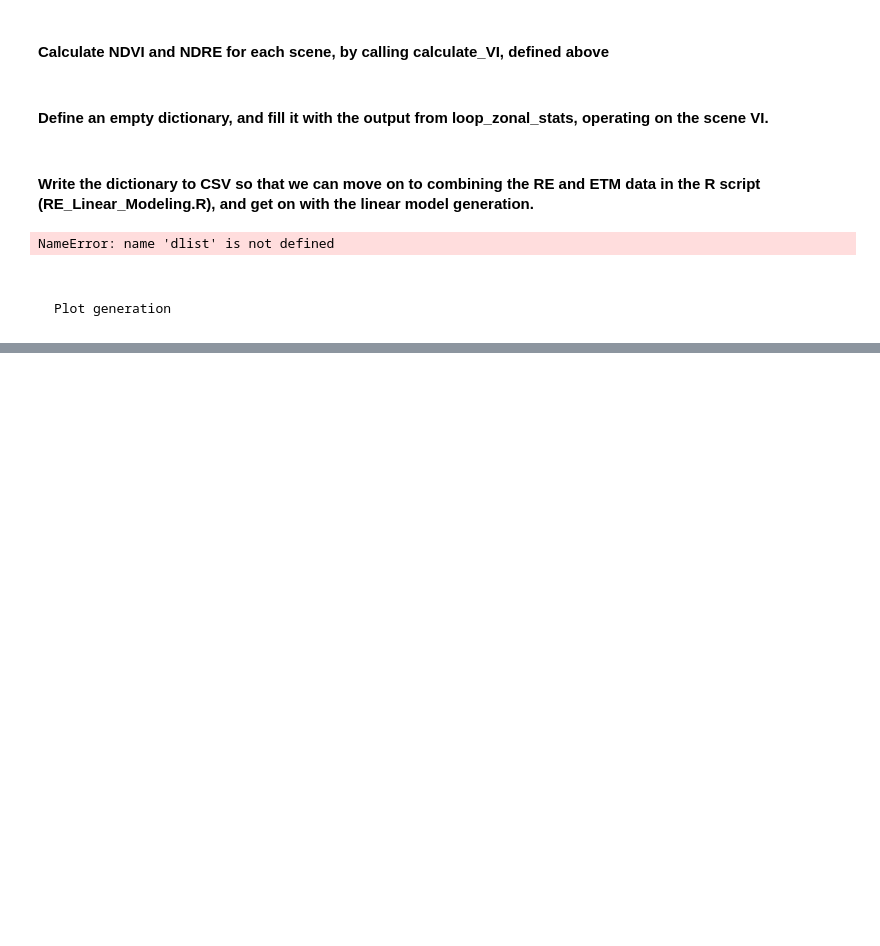
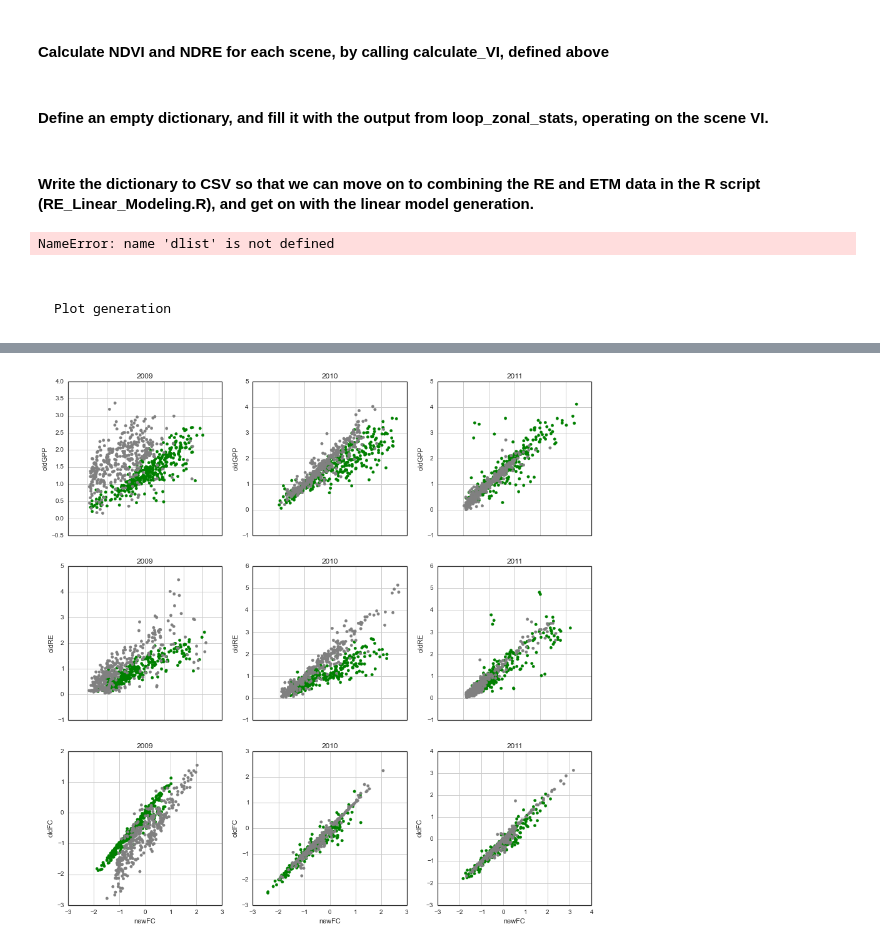
Before and after one commit to djkrofch/edulis, a Jupyter notebook: iPython_Notebooks/RE_LinearModeling.ipynb, the cells around one changed output, grey strips where cells are left out. Cells and saved outputs as stored; diff of their text form; code cells hidden in the pictures; blank space fills up the shorter version.

```diff
--- a/iPython_Notebooks/RE_LinearModeling.ipynb
+++ b/iPython_Notebooks/RE_LinearModeling.ipynb
@@ -629,0 +811,31 @@ savefig('test_ControlGirdle.tif')
+# %%
+indexed_df = indexed_df[(indexed_df.year < 2012) & (indexed_df.year > 2008)]
+years = [2009, 2010, 2011]
+fig, ((ax1, ax2, ax3), (ax4, ax5, ax6), (ax7, ax8, ax9)) = plt.subplots(3,3,
+            figsize = (15,15), dpi = 300)
+
+axs = fig.axes
+idx = 0
+
+plotDict = pd.DataFrame(dict(SITE = indexed_df.SITE, YEAR = indexed_df.year,
+                             newGPP = indexed_df.GPP_GL2010_ecb, oldGPP = indexed_df2.GPP,
+                             newRE = indexed_df.RE_GL2010_ecb, oldRE = indexed_df2.RE,
+                             newFC = indexed_df.FC_f, oldFC = indexed_df2.FC))
+
+for year in years:
+    plotDictC = plotDict[(plotDict.SITE == 'Control') & (plotDict.YEAR == year)]
+    plotDictG = plotDict[(plotDict.SITE == 'Girdle') & (plotDict.YEAR == year)]
+    plotDictC.plot('newGPP','oldGPP', kind = 'scatter',color = 'green', ax = axs[idx], title = year)
+    plotDictG.plot('newGPP','oldGPP', kind = 'scatter',color = 'grey', ax = axs[idx], title = year)
+
+    plotDictC.plot('newRE','oldRE', kind = 'scatter',color = 'green', ax = axs[idx + 3], title = year)
+    plotDictG.plot('newRE','oldRE', kind = 'scatter',color = 'grey', ax = axs[idx + 3], title = year)
+
+    plotDictC.plot('newFC','oldFC', kind = 'scatter',color = 'green', ax = axs[idx + 6], title = year)
+    plotDictG.plot('newFC','oldFC', kind = 'scatter',color = 'grey', ax = axs[idx + 6], title = year)
+
+    idx = idx + 1
+
+savefig('old_new_scatter.tif')
+# %% [output]
+[figure, added]
```
Also changed, not shown: parts of 7 cells of this notebook.
